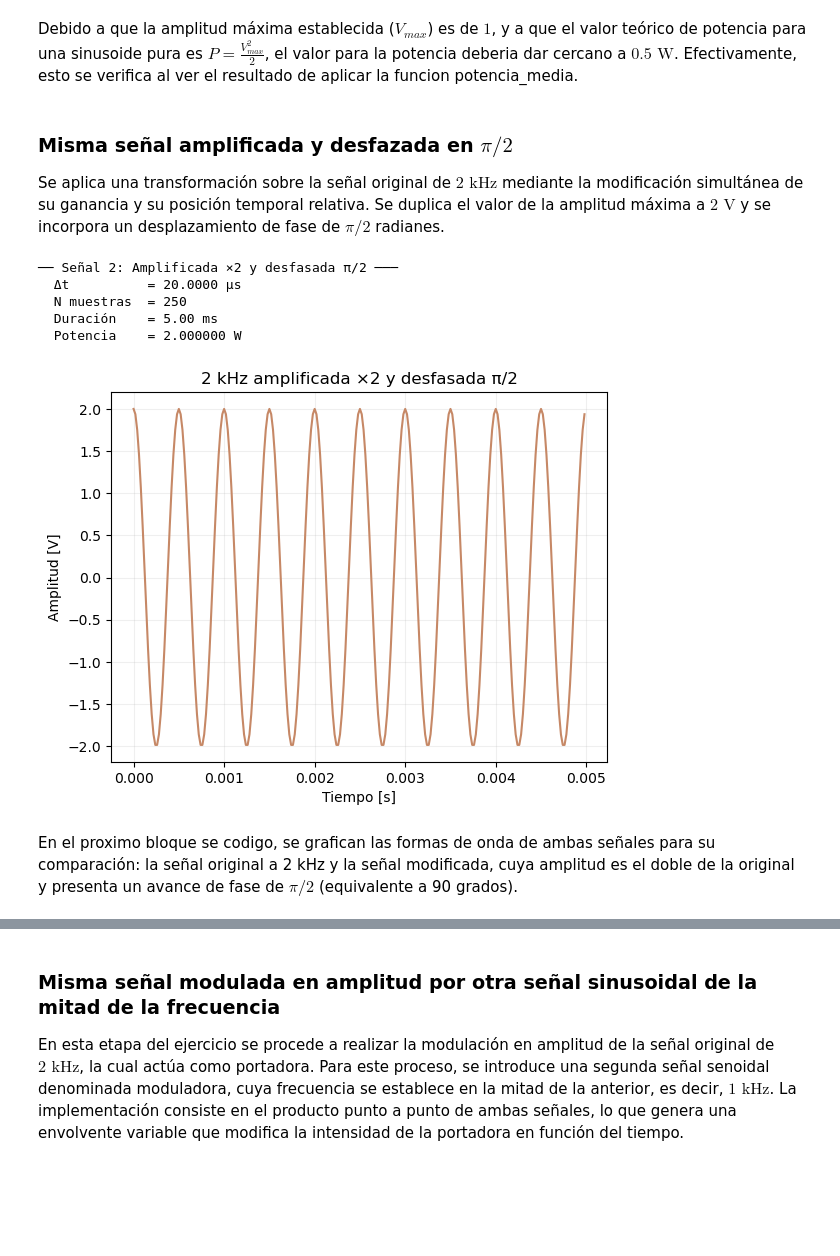
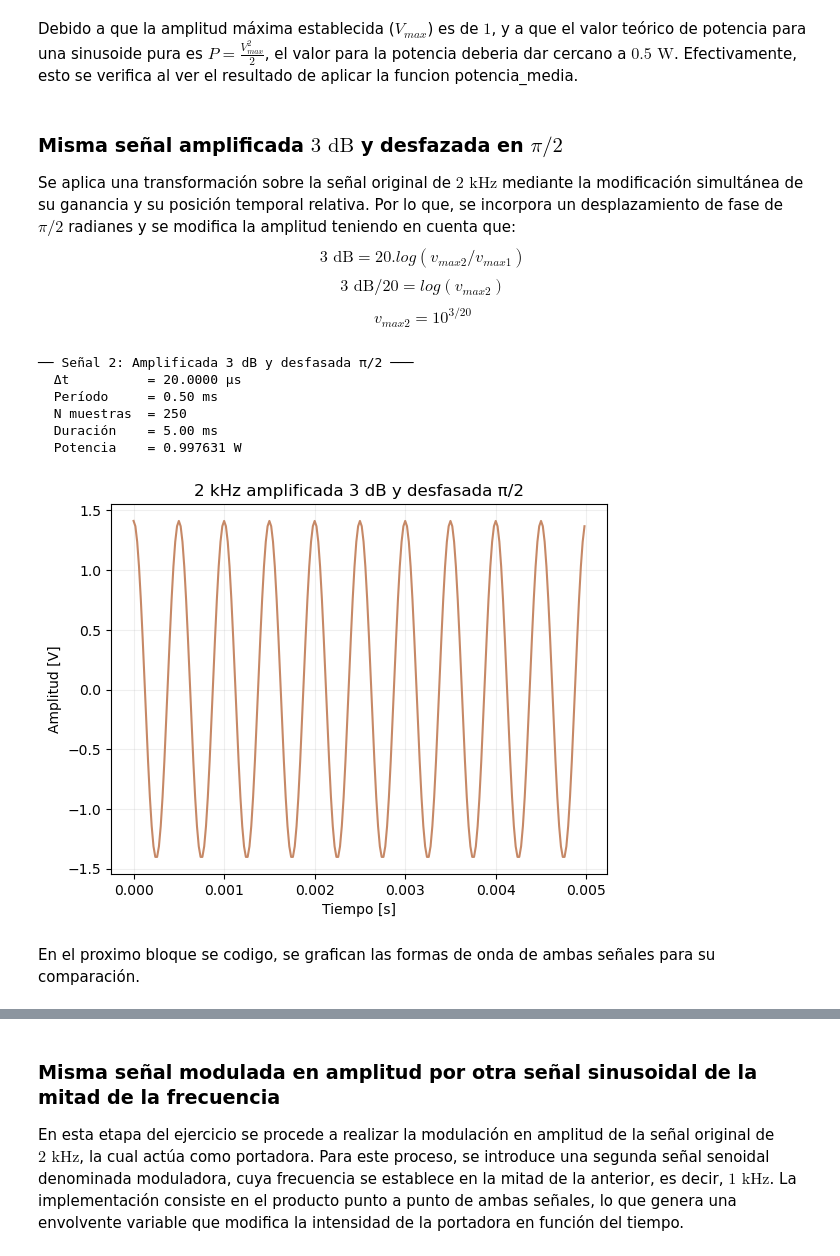
Before and after one commit to moradelacorte/APS, a Jupyter notebook: Mis_trabajos/TS1.ipynb, the cells around one changed output, grey strips where cells are left out. Saved outputs shown, nothing was run; the diff lists cells and outputs as text; code cells hidden in the pictures; blank space fills up the shorter version.

```diff
--- a/Mis_trabajos/TS1.ipynb
+++ b/Mis_trabajos/TS1.ipynb
@@ -116,39 +118,44 @@ plt.show()
 # %% [markdown]
 Debido a que la amplitud máxima establecida ($V_{max}$) es de $1$, y a que el valor teórico de potencia para una sinusoide pura es $P = \frac{V_{max}^2}{2}$, el valor para la potencia deberia dar cercano a $0.5 \text{ W}$. Efectivamente, esto se verifica al ver el resultado de aplicar la funcion potencia_media.
 # %% [markdown]
-### Misma señal amplificada y desfazada en $\pi / 2$
+### Misma señal amplificada $3\text{ dB}$ y desfazada en $\pi / 2$
 
-Se aplica una transformación sobre la señal original de $2 \text{ kHz}$ mediante la modificación simultánea de su ganancia y su posición temporal relativa. Se duplica el valor de la amplitud máxima a $2 \text{ V}$ y se incorpora un desplazamiento de fase de $\pi/2$ radianes.
+Se aplica una transformación sobre la señal original de $2 \text{ kHz}$ mediante la modificación simultánea de su ganancia y su posición temporal relativa. Por lo que, se incorpora un desplazamiento de fase de $\pi/2$ radianes y se modifica la amplitud teniendo en cuenta que:
+$$3\text { dB} = 20 . log (v_{max2}/v_{max1})$$
+$$3\text { dB} / 20 = log (v_{max2})$$
+$$v_{max2} = 10^{3/20}$$
 # %%
 ff2   = 2000
-vmax2 = 2
+vmax2 = 10**(3/20)  # +3 dB -- > vmax2 aprox = 1,414 V
 ph2   = np.pi / 2
 N2    = N1   # misma duración
 tt2, xx2 = mi_funcion_sen(vmax=vmax2, dc=0, ff=ff2, ph=ph2, nn=N2, fs=FS)
 
 P2 = potencia_media(xx2)
-print("\n── Señal 2: Amplificada ×2 y desfasada π/2 ───")
+print("\n── Señal 2: Amplificada 3 dB y desfasada π/2 ───")
 print(f"  Δt          = {TS*1e6:.4f} µs")
+print(f"  Período     = {1/ff2*1e3:.2f} ms")
 print(f"  N muestras  = {N2}")
 print(f"  Duración    = {N2*TS*1e3:.2f} ms")
 print(f"  Potencia    = {P2:.6f} W ")
 
 plt.plot(tt2, xx2,color='#C68866')
 plt.xlabel("Tiempo [s]")
 plt.ylabel("Amplitud [V]")
-plt.title("2 kHz amplificada ×2 y desfasada π/2")
+plt.title("2 kHz amplificada 3 dB y desfasada π/2")
 plt.grid(True, alpha=0.2)
 
 plt.show()
 # %% [output]
-── Señal 2: Amplificada ×2 y desfasada π/2 ───
+── Señal 2: Amplificada 3 dB y desfasada π/2 ───
   Δt          = 20.0000 µs
+  Período     = 0.50 ms
   N muestras  = 250
   Duración    = 5.00 ms
-  Potencia    = 2.000000 W
+  Potencia    = 0.997631 W
-[figure, old version]
+[figure, new version]
 # %% [markdown]
-En el proximo bloque se codigo, se grafican las formas de onda de ambas señales para su comparación: la señal original a 2 kHz y la señal modificada, cuya amplitud es el doble de la original y presenta un avance de fase de $\pi/2$ (equivalente a 90 grados).
+En el proximo bloque se codigo, se grafican las formas de onda de ambas señales para su comparación.
 # %%
 
 plt.plot(tt1, xx1,color='#C69DD2', label = 'Señal original')
```
Also changed, not shown: parts of 13 cells of this notebook.
